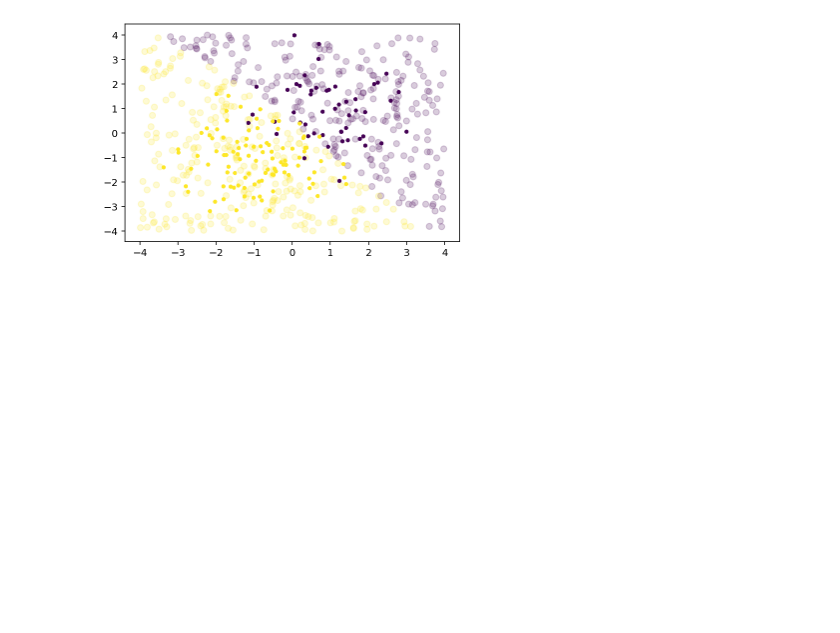
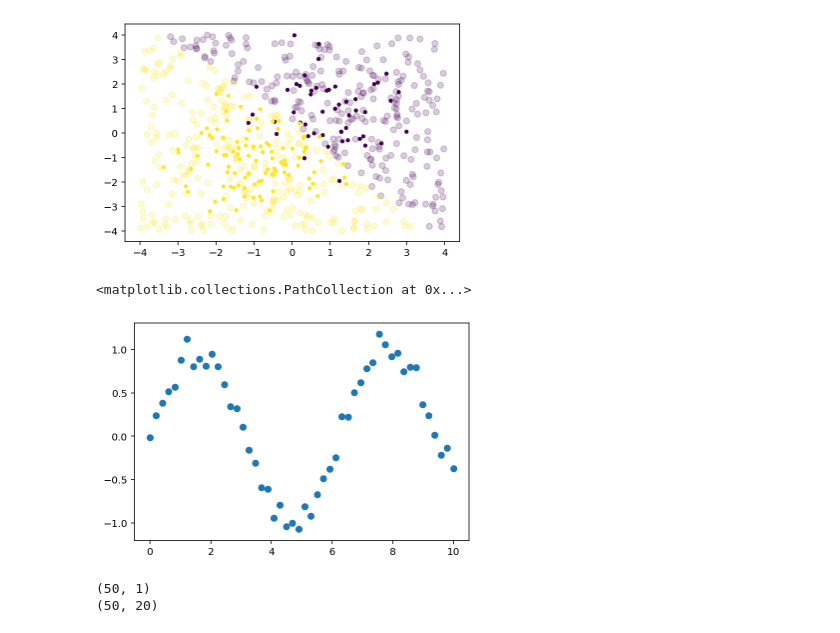
Before and after one commit to jephianlin/math599env, a Jupyter notebook: 1120.ipynb, the cells around one changed output. Drawn from its saved outputs; the diff is of its cells as text; code cells hidden in the pictures; blank space fills up the shorter version.

```diff
--- a/1120.ipynb
+++ b/1120.ipynb
@@ -475,0 +504,18 @@ plt.scatter(X[:,0], X[:,1], c=y, cmap='viridis', s=10)
+# %%
+### create data
+x = np.linspace(0, 10, 50)
+X = x[:, np.newaxis]
+y = np.sin(x) + 0.1*np.random.randn(50)
+plt.scatter(x, y)
+# %% [output]
+<matplotlib.collections.PathCollection at 0x...>
+[figure, added]
+# %%
+change = GaussianFeatures(20)
+change.fit(X)
+new_X = change.transform(X)
+print(X.shape)
+print(new_X.shape)
+# %% [output]
+(50, 1)
+(50, 20)
```
Also changed, not shown: parts of 8 cells of this notebook.
